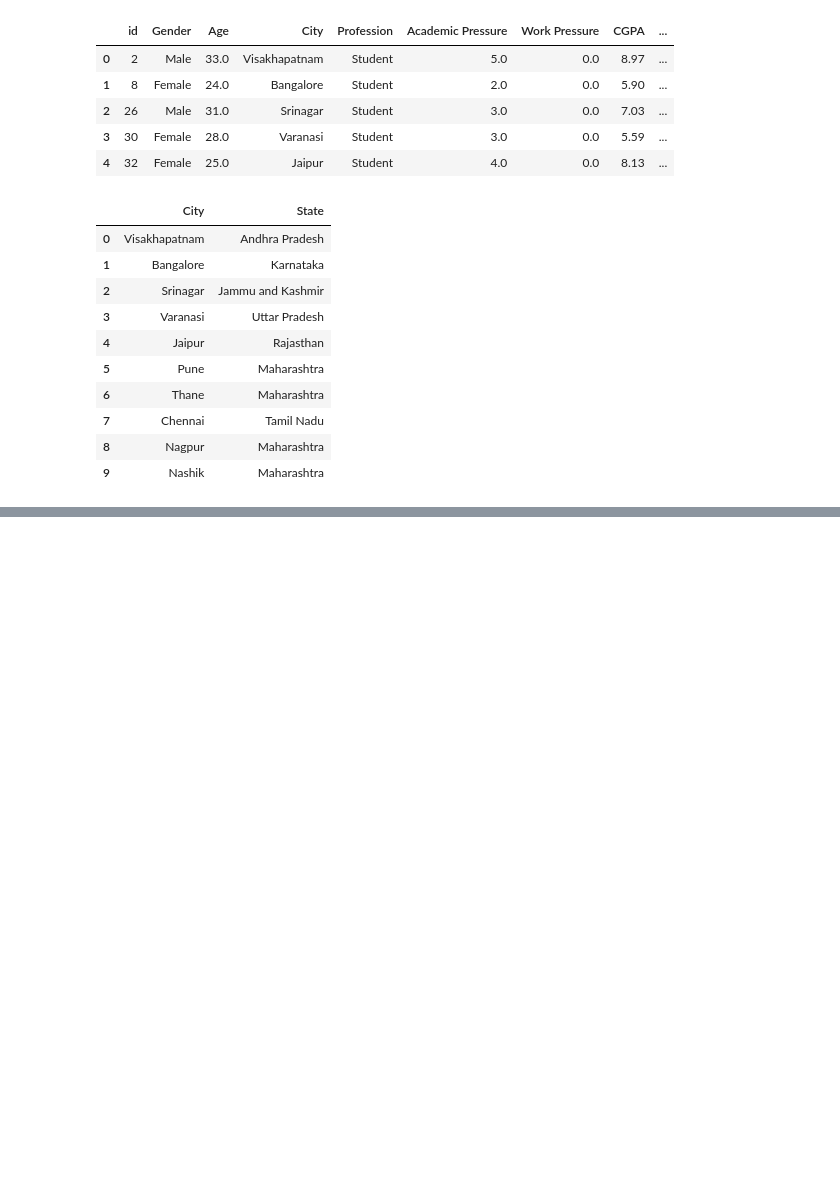
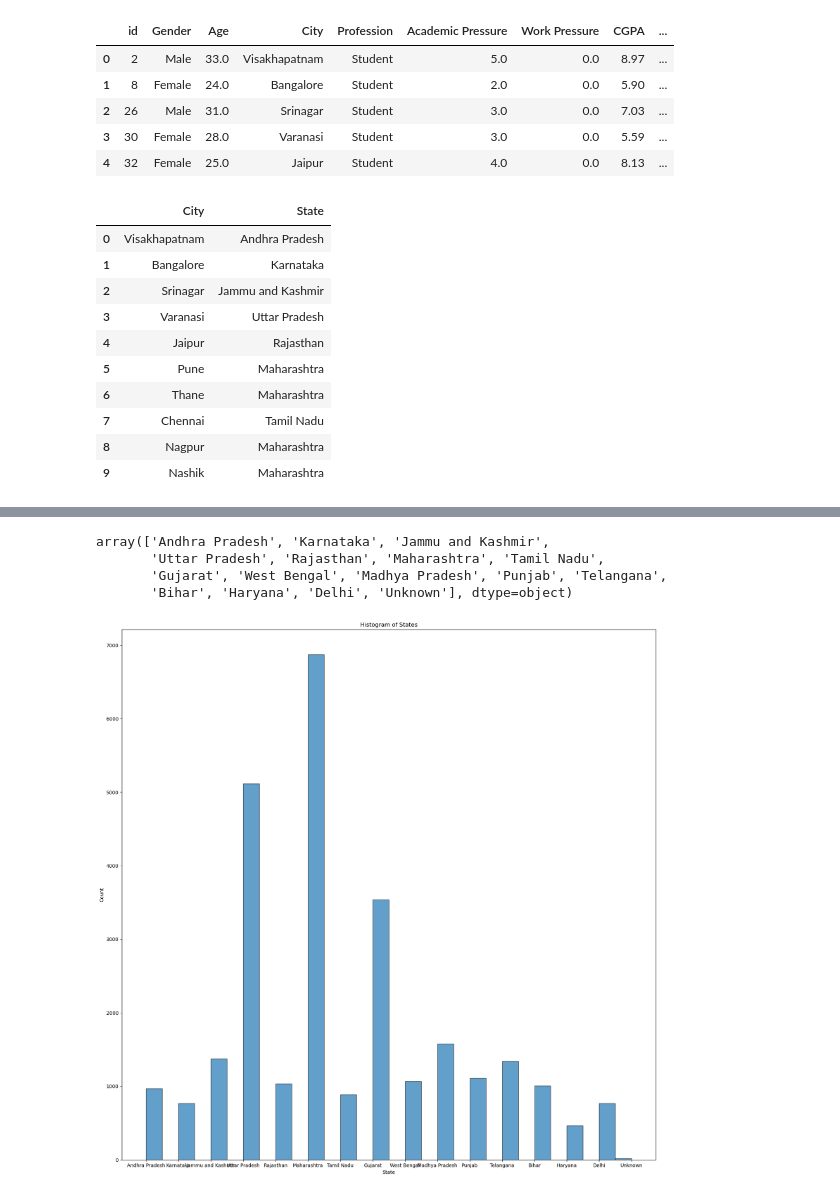
Before and after one commit to FentanesOscar/Depression-Prediction-Model, a Jupyter notebook: state column organization.ipynb, the cells around one changed output, grey strips where cells are left out. Cells and saved outputs as stored; diff of their text form; code cells hidden in the pictures; blank space fills up the shorter version.

```diff
--- a/state column organization.ipynb
+++ b/state column organization.ipynb
@@ -242,0 +252,7 @@ df['State'] = df['State'].fillna('Unknown')
+# %%
+df['State'].unique()
+# %% [output]
+array(['Andhra Pradesh', 'Karnataka', 'Jammu and Kashmir',
+       'Uttar Pradesh', 'Rajasthan', 'Maharashtra', 'Tamil Nadu',
+       'Gujarat', 'West Bengal', 'Madhya Pradesh', 'Punjab', 'Telangana',
+       'Bihar', 'Haryana', 'Delhi', 'Unknown'], dtype=object)
@@ -242,0 +261,14 @@ df['State'] = df['State'].fillna('Unknown')
+# %%
+import matplotlib.pyplot as plt
+
+plt.figure(figsize=(20, 20))
+plt.hist(df['State'].dropna(),        # dropna() if you want to ignore NaNs
+         bins=30,                  # number of bins (adjust as needed)
+         edgecolor='black',       # makes bar edges visible
+         alpha=0.7)               # transparency
+plt.xlabel('State')
+plt.ylabel('Count')
+plt.title('Histogram of States')
+plt.show()
+# %% [output]
+[figure, added]
```
Also changed, not shown: parts of 16 cells of this notebook, 2 other files.
